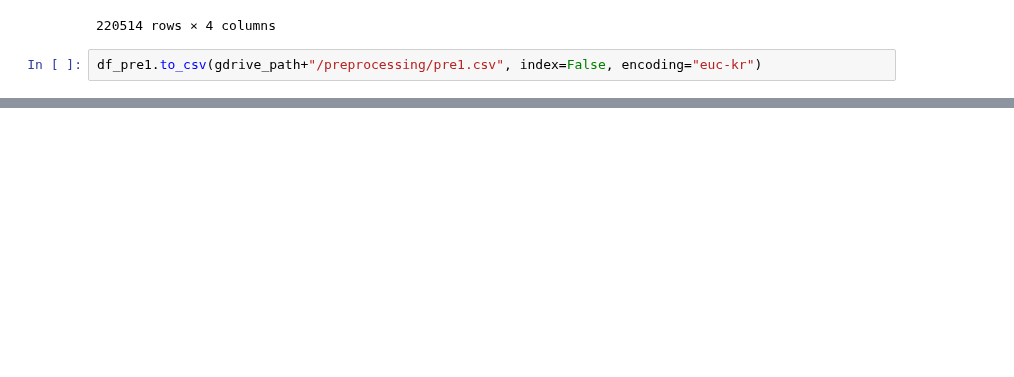
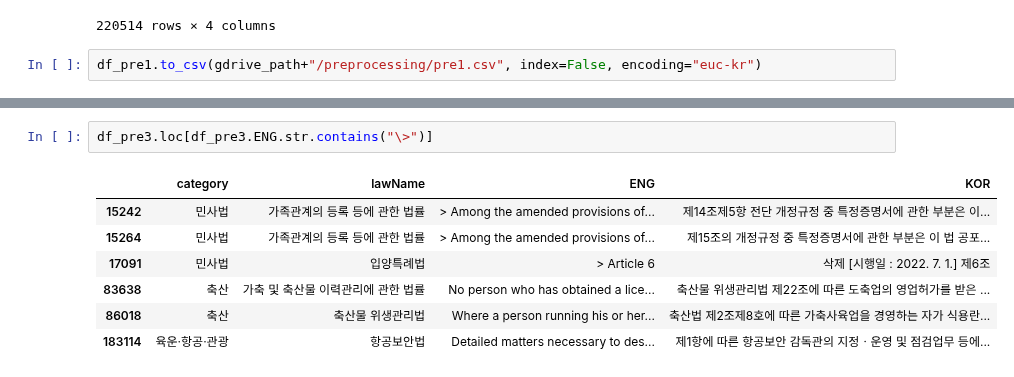
Before and after one commit to tjtmddnjswkd/capstone, a Jupyter notebook: preprocessing_new.ipynb, the cells around one changed output, grey strips where cells are left out. Drawn from its saved outputs; the diff is of its cells as text; blank space fills up the shorter version.

```diff
--- a/preprocessing_new.ipynb
+++ b/preprocessing_new.ipynb
@@ -389,0 +469,10 @@ df_pre1_del.loc[df_pre1_del.ENG.str.contains("(Proviso Omitted.)")]
+# %%
+df_pre3.loc[df_pre3.ENG.str.contains("\>")]
+# %% [output]
+|  | category | lawName | ENG | KOR |
+| 15242 | 민사법 | 가족관계의 등록 등에 관한 법률 | > Among the amended provisions of... | 제14조제5항 전단 개정규정 중 특정증명서에 관한 부분은 이... |
+| 15264 | 민사법 | 가족관계의 등록 등에 관한 법률 | > Among the amended provisions of... | 제15조의 개정규정 중 특정증명서에 관한 부분은 이 법 공포... |
+| 17091 | 민사법 | 입양특례법 | > Article 6 | 삭제 [시행일 : 2022. 7. 1.] 제6조 |
+| 83638 | 축산 | 가축 및 축산물 이력관리에 관한 법률 | No person who has obtained a lice... | 축산물 위생관리법 제22조에 따른 도축업의 영업허가를 받은 ... |
+| 86018 | 축산 | 축산물 위생관리법 | Where a person running his or her... | 축산법 제2조제8호에 따른 가축사육업을 경영하는 자가 식용란... |
+| 183114 | 육운·항공·관광 | 항공보안법 | Detailed matters necessary to des... | 제1항에 따른 항공보안 감독관의 지정ㆍ운영 및 점검업무 등에... |
```
Also changed, not shown: parts of 26 cells of this notebook.
